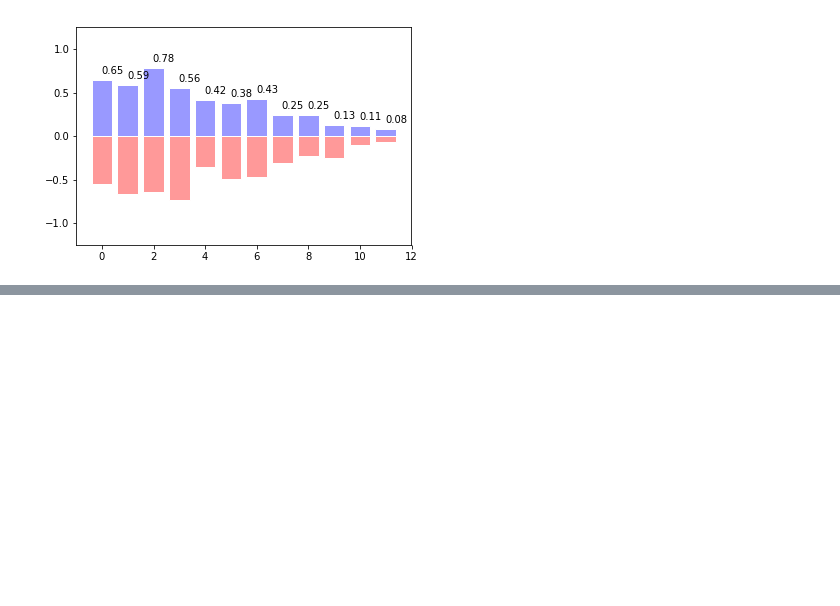
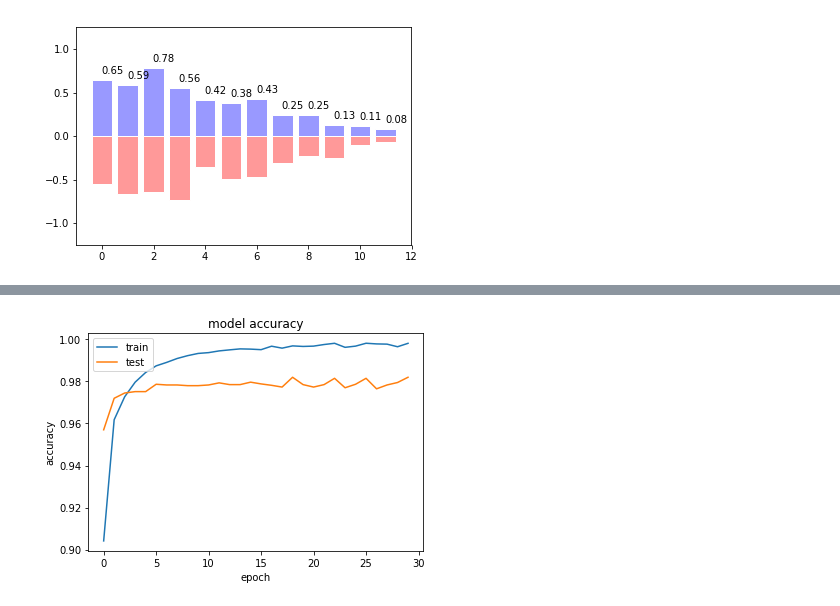
Before and after one commit to sharmasaravanan/Machine_learning, a Jupyter notebook: MSME-ML_deployment-2021.ipynb, the cells around one changed output, grey strips where cells are left out. Saved outputs shown, nothing was run; the diff lists cells and outputs as text; code cells hidden in the pictures; blank space fills up the shorter version.

```diff
--- a/MSME-ML_deployment-2021.ipynb
+++ b/MSME-ML_deployment-2021.ipynb
@@ -1316,0 +1855,3 @@ if __name__ == '__main__':
+# %%
+y_train = to_categorical(y_train, num_classes=len(set(y_train)))
+y_test = to_categorical(y_test, num_classes=10)
@@ -1316,0 +1879,14 @@ if __name__ == '__main__':
+# %%
+model = Sequential(name="VNN")
+model.add(Dense(128, input_shape=(784,)))
+model.add(Activation('relu'))
+
+model.add(Dense(128))
+model.add(Activation('relu'))
+
+model.add(Dense(128))
+model.add(Activation('relu'))
+
+model.add(Dense(10))
+model.add(Activation('softmax'))
+model.compile(loss='categorical_crossentropy', optimizer=Adam(), metrics=['accuracy'])
@@ -1316,0 +1917,2 @@ if __name__ == '__main__':
+# %%
+history = model.fit(X_train,y_train,epochs=30,validation_split=0.1, batch_size=128)
@@ -1316,0 +1944,10 @@ if __name__ == '__main__':
+# %%
+plt.plot(history.history['acc'])
+plt.plot(history.history['val_acc'])
+plt.title('model accuracy')
+plt.ylabel('accuracy')
+plt.xlabel('epoch')
+plt.legend(['train', 'test'], loc='upper left')
+plt.show()
+# %% [output]
+[figure, added]
```
Also changed, not shown: parts of 166 cells of this notebook, 19 other files.
